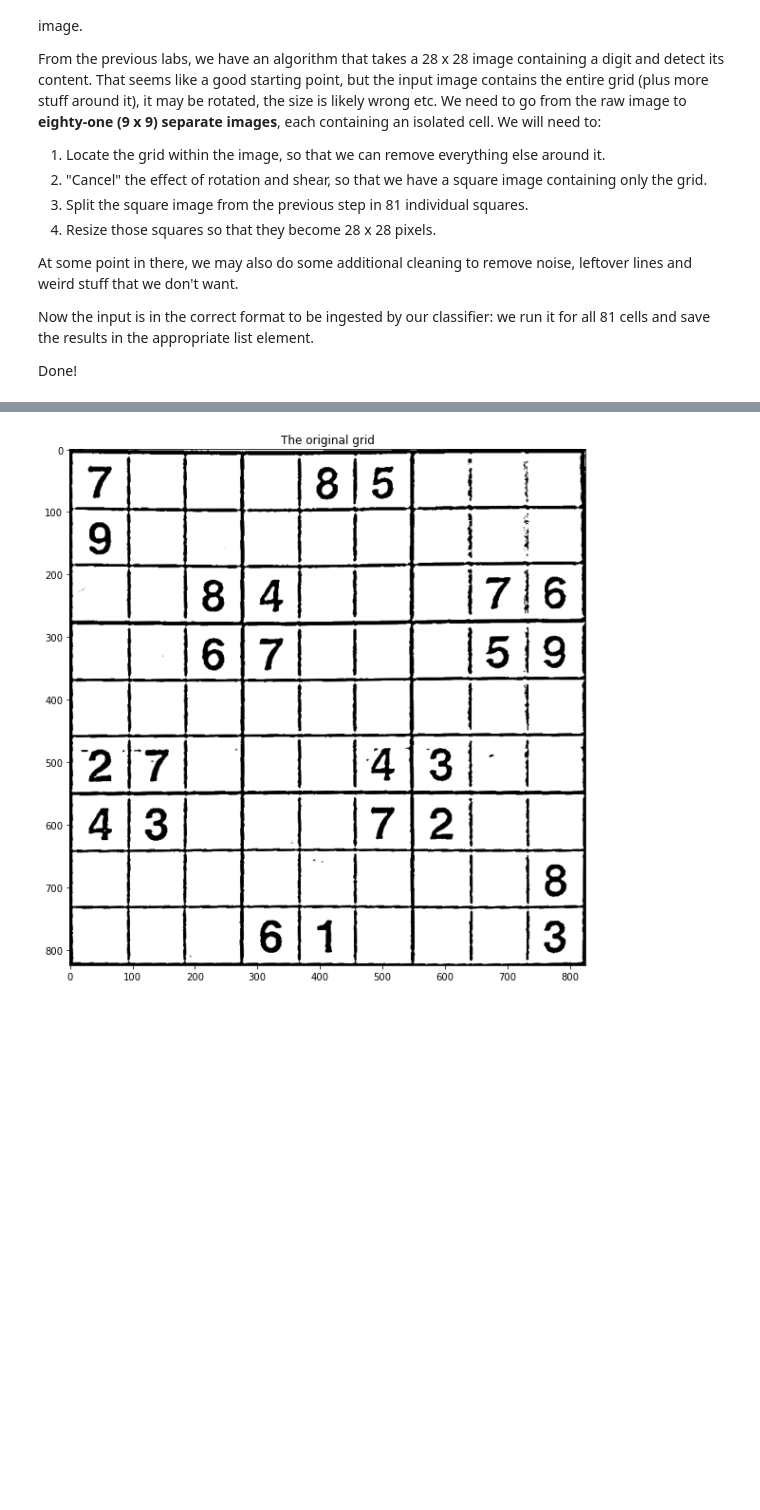
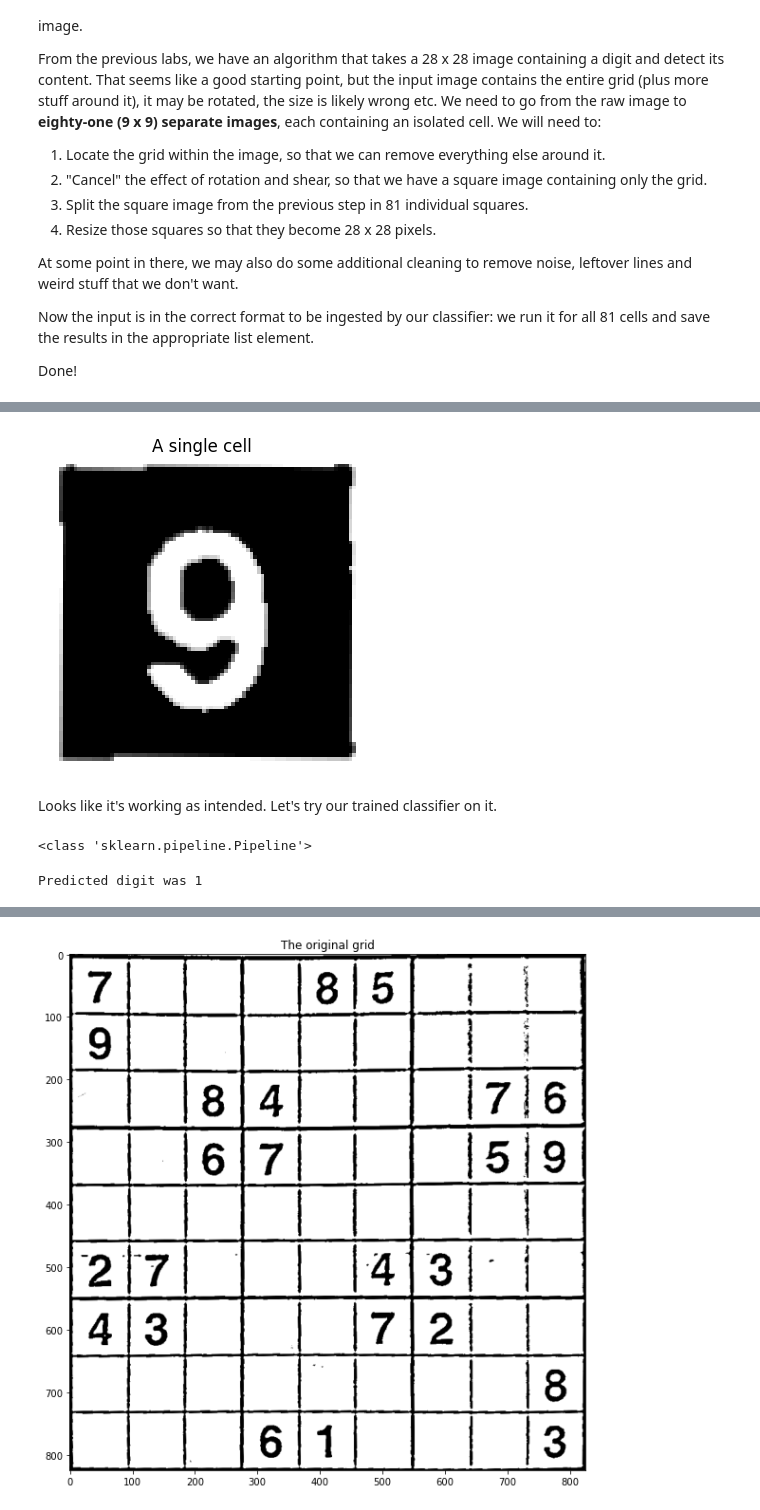
Before and after one commit to matteobarbieri/phd-school, a Jupyter notebook: home/notebooks_solution/3-solve-sudoku.ipynb, the cells around one changed output, grey strips where cells are left out. Drawn from its saved outputs; the diff is of its cells as text; code cells hidden in the pictures; blank space fills up the shorter version.

```diff
--- a/home/notebooks_solution/3-solve-sudoku.ipynb
+++ b/home/notebooks_solution/3-solve-sudoku.ipynb
@@ -165,3 +210,49 @@ from classifier import smart_classify
 w, h = cropped.shape
 
 W = w//9
+# %%
+# Just to make sure that it works and returns what we expect, let's try to recover the square with the 9 in the 2nd row, 4th column
+# Remember that indexes start from 0, and the first one refers to rows, and the second one to columns.
+test_cell = slice_grid(cropped, 1, 3, W)
+# %%
+plt.figure(figsize=(4, 4))
+plt.axis('off') # Removes axis
+plt.imshow(test_cell, cmap='gray')
+plt.title("A single cell");
+# %% [output]
+[figure, added]
+# %% [markdown]
+Looks like it's working as intended. Let's try our trained classifier on it.
+# %%
+import pickle
+from pathlib import Path
+
+ARTIFACTS_DIR = "../artifacts"
+
+best_model_path = Path(ARTIFACTS_DIR) / 'best_model_sklearn.pkl'
+with open(best_model_path, 'rb') as f:
+    best_model_sklearn = pickle.load(f)
+
+# Print the type, just to be sure.
+# This might be different depending on which model you chose in the first lab, but should have 'sklearn' somewhere.
+print(type(best_model_sklearn))
+# %% [output]
+<class 'sklearn.pipeline.Pipeline'>
+# %%
+from model_wrapper import TrainedSklearnModelWrapper
+
+wrapped_classifier = TrainedSklearnModelWrapper(best_model_sklearn)
+
+# We can't actually use the classifier on the sliced cell directly, since its input is expected to be the unraveled 784-long 1D array.
+# We need to first resize the cell, and then pass the unraveled version.
+
+resized = cv2.resize(test_cell, (28, 28), interpolation = cv2.INTER_AREA)
+
+# This is a sanity check, raises an error if the shape is not the expected one.
+assert resized.shape == (28, 28)
+
+predicted_digit = wrapped_classifier.predictOne(resized.ravel())
+
+print(f"Predicted digit was {predicted_digit}")
+# %% [output]
+Predicted digit was 1
```
Also changed, not shown: parts of 54 cells of this notebook.
